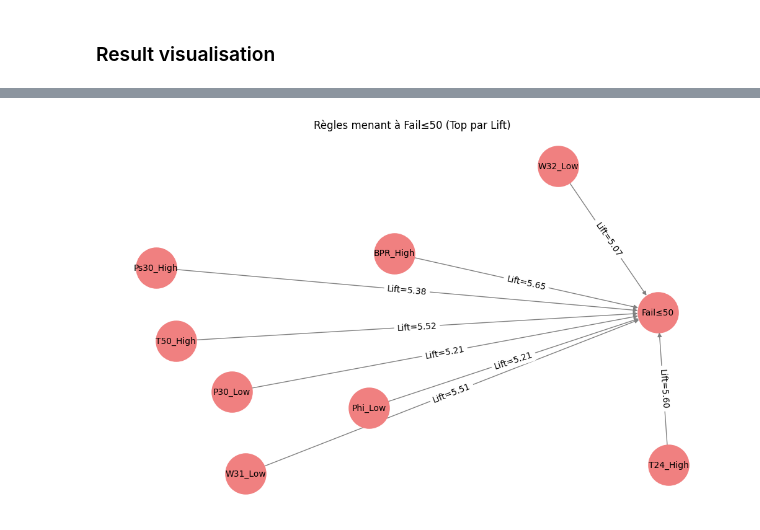
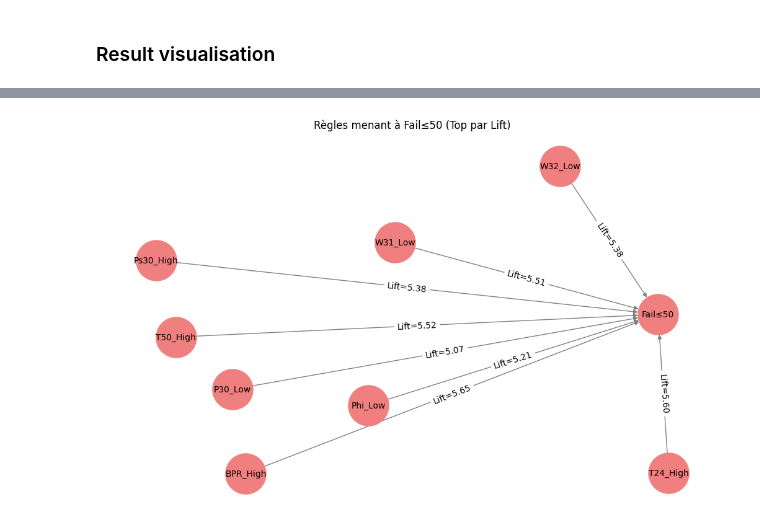
Before and after one commit to Samuel-Chapuis/Naive_Association_mining_on_Turbofan_Degradation, a Jupyter notebook: analysis.ipynb, the cells around one changed output, grey strips where cells are left out. Drawn from its saved outputs; the diff is of its cells as text; code cells hidden in the pictures.

```diff
--- a/analysis.ipynb
+++ b/analysis.ipynb
@@ -128,12 +128,20 @@ for uid, df_unit in tqdm(df_all.groupby('unit')):
     for start in range(0, len(df_unit) - WINDOW + 1):
         win = df_unit.iloc[start:start+WINDOW]
         features = flag_window(win, p10, p90)
-        label = "Fail≤50" if win['RUL'].iloc[-1] <= HORIZON else "Healthy"
-        features.add(label)  # <<––– AJOUT ICI
+
+        rul = win['RUL'].iloc[-1]
+
+        # Ajout de labels multiples
+        if rul <= 50:
+            features.add("Fail≤50")
+        if rul <= 90:
+            features.add("Fail≤90")
+
         transactions.append(features)
-        labels.append(label)
+        labels.append("Fail≤50" if rul <= 50 else ("Fail≤90" if rul <= 90 else "Healthy"))
         unit_ids.append(uid)
         start_indices.append(start)
+
 
 # Convert transactions to DataFrame using TransactionEncoder
 te = TransactionEncoder()
@@ -264,20 +276,5 @@ print(rules[['antecedents', 'consequents', 'support', 'confidence', 'lift']].hea
+# %%
+rules_90 = rules[rules['consequents'].apply(lambda x: 'Fail≤90' in x)]
+rules_50 = rules[rules['consequents'].apply(lambda x: 'Fail≤50' in x)]
 # %% [markdown]
 ### Result visualisation
-# %%
-# Visualize top 20 rules using a graph
-top_rules = rules.head(25)
-
-G = nx.DiGraph()
-
-for _, row in top_rules.iterrows():
-    for ant in row['antecedents']:
-        for cons in row['consequents']:
-            G.add_edge(ant, cons, weight=row['lift'])
-
-plt.figure(figsize=(10, 8))
-pos = nx.spring_layout(G, seed=42)
-nx.draw(G, pos, with_labels=True, node_color='skyblue', edge_color='gray', node_size=2000, font_size=10)
-edge_labels = nx.get_edge_attributes(G, 'weight')
-nx.draw_networkx_edge_labels(G, pos, edge_labels={k: f"{v:.2f}" for k, v in edge_labels.items()})
-plt.title("Top Association Rules (Lift)")
-plt.show()
@@ -286,25 +301,22 @@ plt.show()
 # %%
-# Filtrer les règles dont la conséquence est 'Fail≤50'
-rules_fail = rules[rules['consequents'].apply(lambda x: 'Fail≤50' in x)]
-
 # Sélectionner les 10 meilleures règles (par lift)
-top_rules_fail = rules_fail.sort_values(by='lift', ascending=False).head(25)
+top_rules_fail = rules_50.sort_values(by='lift', ascending=False).head(25)
 
 # Créer un graphe orienté
 G = nx.DiGraph()
 
 # Ajouter les arêtes pour chaque règle
 for _, row in top_rules_fail.iterrows():
     for ant in row['antecedents']:
         G.add_edge(ant, 'Fail≤50', weight=row['lift'])  # toutes les flèches vont vers 'Fail≤50'
 
 # Dessiner le graphe
 plt.figure(figsize=(10, 6))
 pos = nx.spring_layout(G, seed=42)
 nx.draw(G, pos, with_labels=True, node_color='lightcoral', edge_color='gray', node_size=2200, font_size=10)
 edge_labels = nx.get_edge_attributes(G, 'weight')
 nx.draw_networkx_edge_labels(G, pos, edge_labels={k: f"Lift={v:.2f}" for k, v in edge_labels.items()})
 plt.title("Règles menant à Fail≤50 (Top par Lift)")
 plt.show()
 # %% [output]
-[figure, old version]
+[figure, new version]
```
Also changed, not shown: parts of 8 cells of this notebook, 4 other files.
